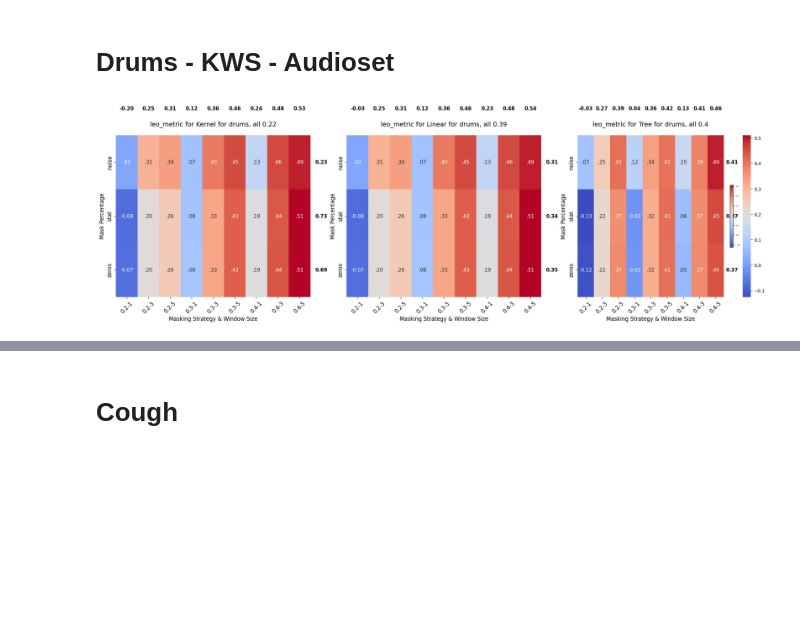
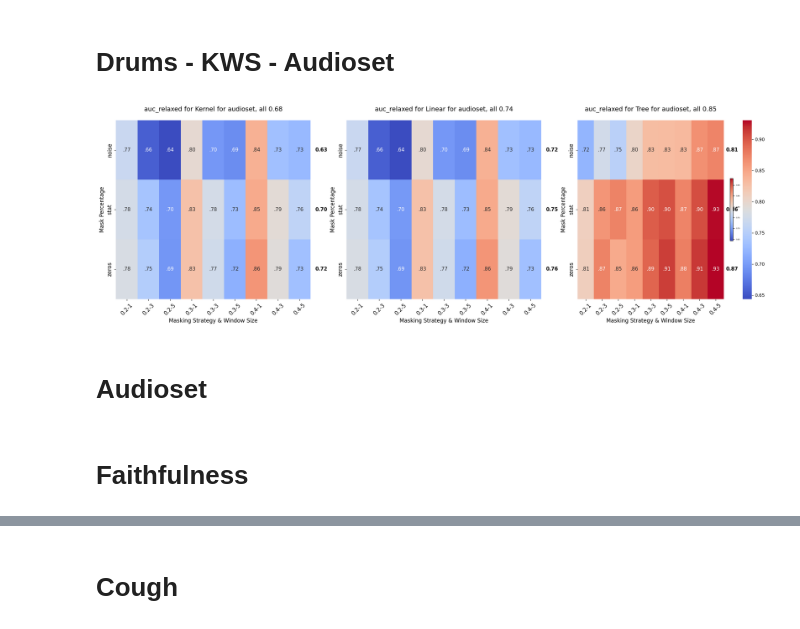
Before and after one commit to ceciliabolanos/explain_where, a Jupyter notebook: metrics_evaluation.ipynb, the cells around one changed output, grey strips where cells are left out. Drawn from its saved outputs; the diff is of its cells as text; code cells hidden in the pictures; blank space fills up the shorter version.

```diff
--- a/metrics_evaluation.ipynb
+++ b/metrics_evaluation.ipynb
@@ -50,5 +58,29 @@ for method, file_template in zip(methods, files_auc):
             print(f"File not found: {file_path}")
 
 final_df = pd.concat(dfs, ignore_index=True)
+# %%
+files_auc_complete = [
+    f'{base_path}/{metric}_kernel_shap_sumcons_{{}}_{intersection}.tsv',
+    f'{base_path}/{metric}_linear_regression_noreg_noweights_{{}}_{intersection}.tsv',
+    f'{base_path}/{metric}_tree_importance_{{}}_{intersection}.tsv',
+]
+names = ["zeros", "noise", "stat", "all"]
+
+df_combinations = []
+for method, file_template in zip(methods, files_auc_complete):
+    for name in names:
+        file_path = file_template.format(name)
+        try:
+            df_combination = pd.read_csv(file_path, sep='\t')
+            df_combination['method'] = method
+            df_combination['name'] = name
+            df_combinations.append(df_combination)
+        except FileNotFoundError:
+            print(f"File not found: {file_path}")
+
+final_df_combination_auc = pd.concat(df_combinations, ignore_index=True)
+# %%
+final_df = final_df[final_df['event_label'] == 74]
+final_df_combination = final_df_combination[final_df_combination['event_label'] == 74]
 # %%
 mean_auc_df = final_df.groupby(['method', 'mask_percentage', 'masking_strategy', 'window_size'])[value].mean().reset_index()
@@ -79,10 +88,5 @@ final_df_combination = pd.concat(df_combinations, ignore_index=True)
 mean_auc_df_combination = final_df_combination.groupby(['method', 'name'])[value].mean().reset_index()
 # %%
-import seaborn as sns
-import matplotlib.pyplot as plt
-import numpy as np
-import math
-# Font size parameters
 TITLE_SIZE = 14
 LABEL_SIZE = 12
 ANNOT_SIZE = 11
@@ -126,8 +130,8 @@ for idx, method in enumerate(methods):
     row_annotations = [annotations.get(label, '') for label in row_labels]  # Get roc_auc or empty string
 
     # 🔹 Extract values for column annotations
-    col_labels = pivot_table.columns
-    col_annotations = [annotations.get(f"{col[0]}-{col[1]}", '') for col in col_labels]  # Convert tuple to string key
+    # col_labels = pivot_table.columns
+    # col_annotations = [annotations.get(f"{col[0]}-{col[1]}", '') for col in col_labels]  # Convert tuple to string key
 
     # Create heatmap
     sns.heatmap(
@@ -137,34 +141,36 @@ for idx, method in enumerate(methods):
         fmt="",
         ax=ax,
         vmin=min_auc,
         vmax=max_auc,
         cbar=(idx == n_methods-1),
         annot_kws={'size': ANNOT_SIZE}
     )
     all = round(mean_auc_df_combination[(mean_auc_df_combination['method'] == method) & (mean_auc_df_combination['name'] == 'all')][value].values[0], 2)
     # all = 'not yet'
     method = method.split('_')[0].capitalize()
     ax.set_title(f'{metric} for {method} for {dataset}, all {all}', fontsize=TITLE_SIZE, pad=20)
     ax.set_xlabel('Masking Strategy & Window Size', fontsize=LABEL_SIZE)
     ax.set_ylabel('Mask Percentage', fontsize=LABEL_SIZE)
 
     # Set tick label sizes
     ax.tick_params(axis='both', which='major', labelsize=TICK_SIZE)
     ax.tick_params(axis='x', rotation=45)
     if idx == n_methods-1:
         cbar = plt.colorbar(ax.collections[0], ax=ax, fraction=0.02, pad=0.04)
         cbar.ax.tick_params(labelsize=4)
     # 🔹 **Annotate rows (masking strategies)**
     for i, valu in enumerate(row_annotations):
         ax.text(pivot_table.shape[1] + 0.5, i + 0.5, f"{valu:.2f}" if valu else "",
                 ha='center', va='center', fontsize=ANNOT_SIZE, color='black', fontweight='bold')
 
     # 🔹 **Annotate columns (mask percentages & window sizes)**
-    for j, valu in enumerate(col_annotations):
-        ax.text(j + 0.5, -0.5, f"{valu:.2f}" if valu else "",
-                ha='center', va='center', fontsize=ANNOT_SIZE, color='black', fontweight='bold')
+    # for j, valu in enumerate(col_annotations):
+    #     ax.text(j + 0.5, -0.5, f"{valu:.2f}" if valu else "",
+    #             ha='center', va='center', fontsize=ANNOT_SIZE, color='black', fontweight='bold')
 
 plt.tight_layout()
 plt.show()
 # %% [output]
-[figure, old version]
+[figure, new version]
+# %% [markdown]
+# Audioset
@@ -170,0 +192,2 @@ plt.show()
+# %% [markdown]
+# Faithfulness
```
Also changed, not shown: parts of 53 cells of this notebook.
